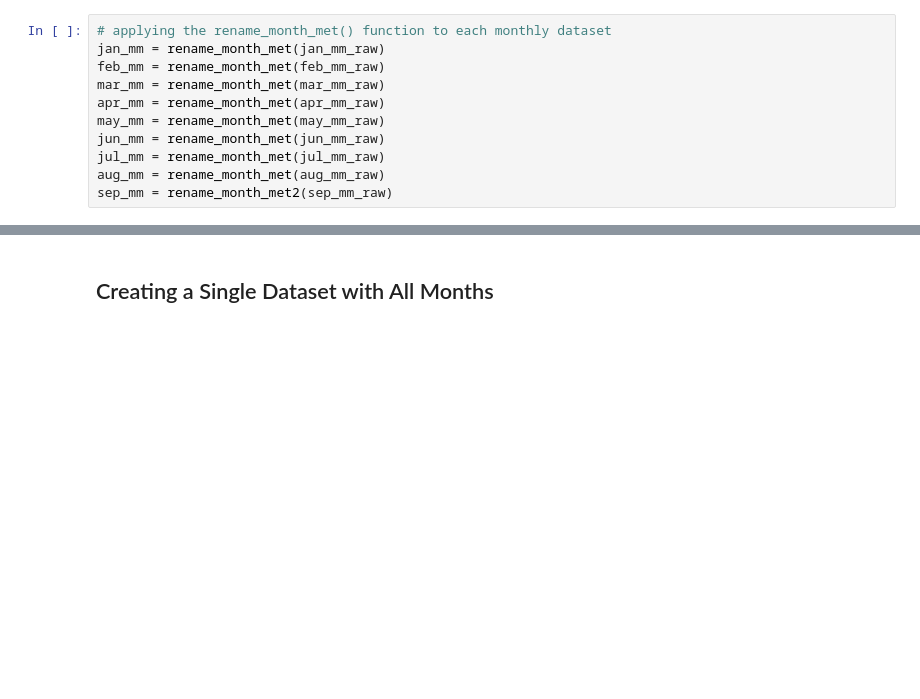
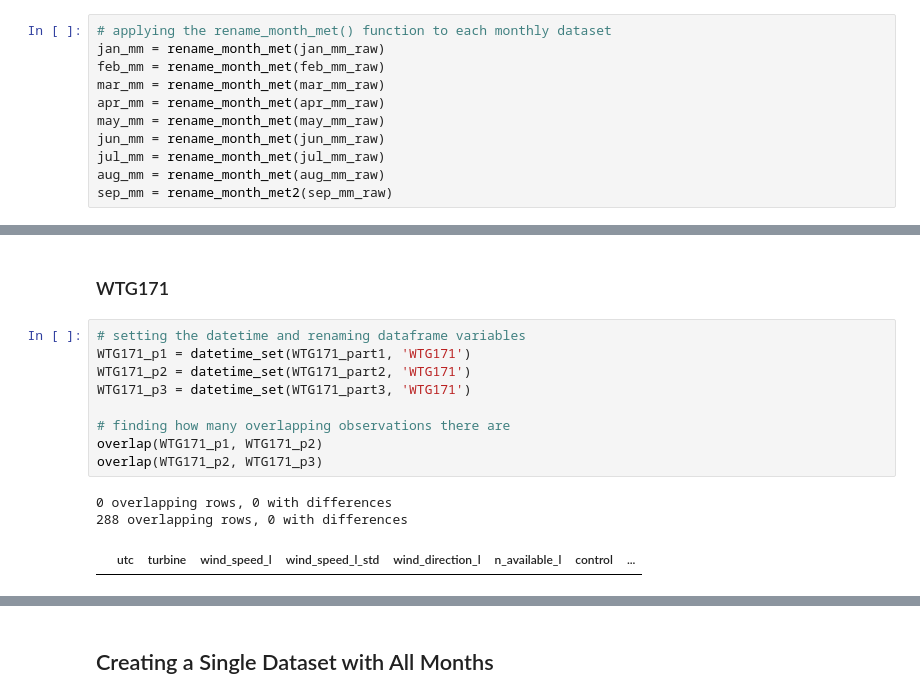
Before and after one commit to Aiden-Badalamenti3/CU-Capstone-Project, a Jupyter notebook: notebooks/carter_notebooks/data_cleaning.ipynb, the cells around one changed output, grey strips where cells are left out. Saved outputs shown, nothing was run; the diff lists cells and outputs as text; blank space fills up the shorter version.

```diff
--- a/notebooks/carter_notebooks/data_cleaning.ipynb
+++ b/notebooks/carter_notebooks/data_cleaning.ipynb
@@ -248,0 +357,15 @@ sep_mm = rename_month_met2(sep_mm_raw)
+# %% [markdown]
+### WTG171
+# %%
+# setting the datetime and renaming dataframe variables
+WTG171_p1 = datetime_set(WTG171_part1, 'WTG171')
+WTG171_p2 = datetime_set(WTG171_part2, 'WTG171')
+WTG171_p3 = datetime_set(WTG171_part3, 'WTG171')
+
+# finding how many overlapping observations there are
+overlap(WTG171_p1, WTG171_p2)
+overlap(WTG171_p2, WTG171_p3)
+# %% [output]
+0 overlapping rows, 0 with differences
+288 overlapping rows, 0 with differences
+|  | utc | turbine | wind_speed_l | wind_speed_l_std | wind_direction_l | n_available_l | control | ... |
```
Also changed, not shown: parts of 24 cells of this notebook.
